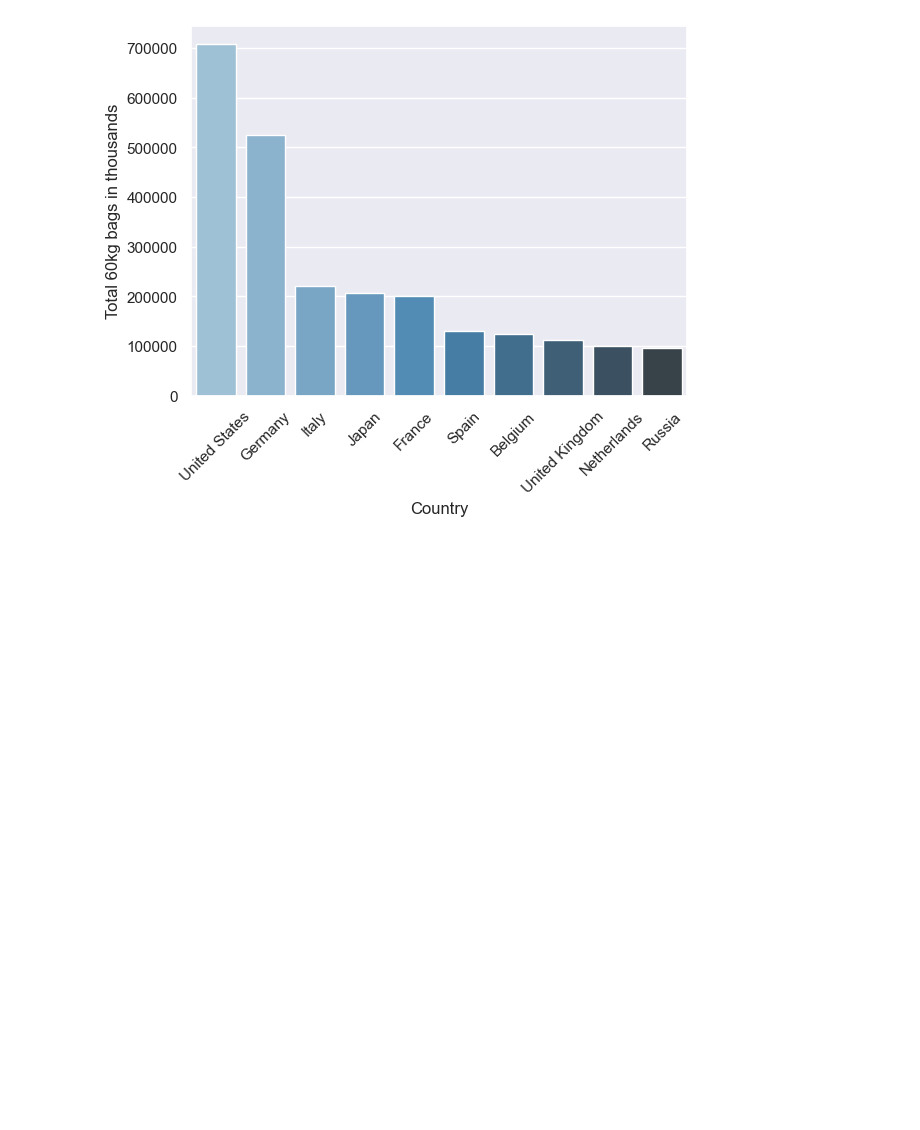
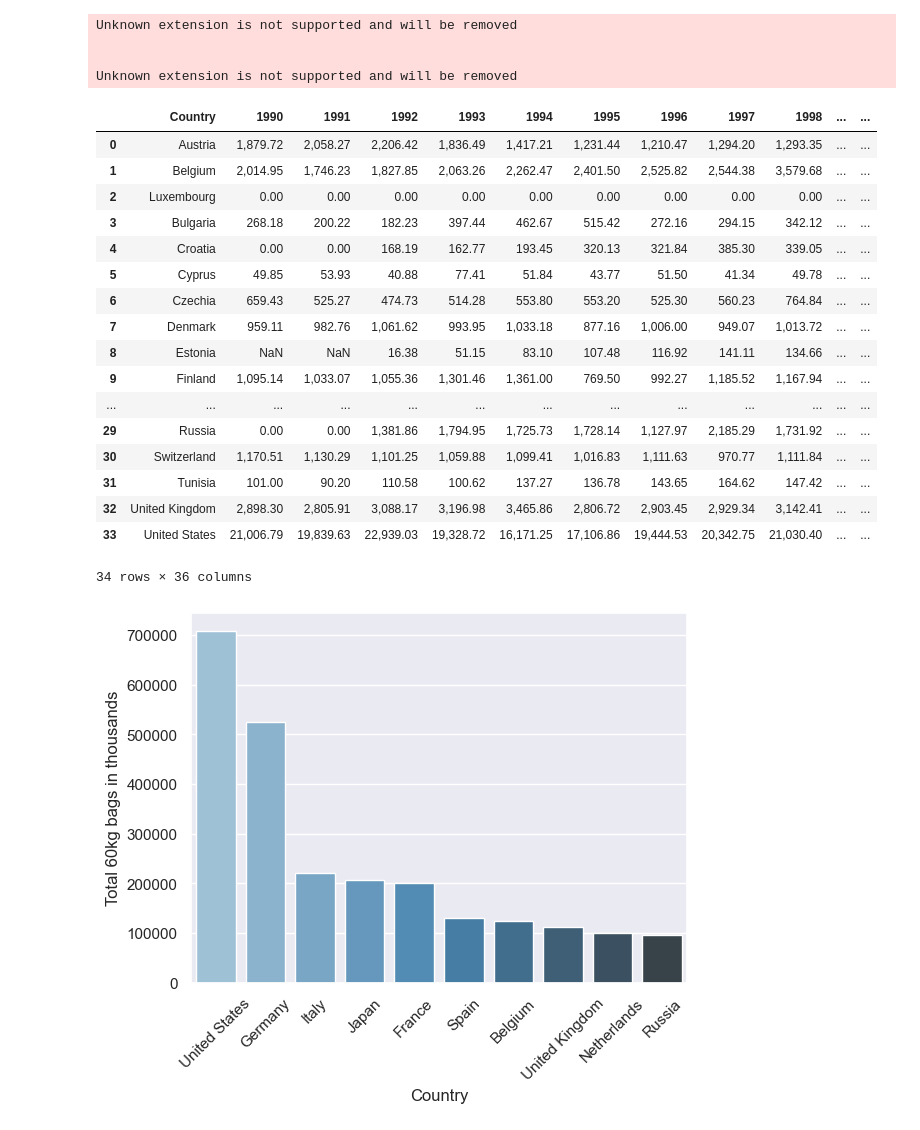
Before and after one commit to jjcastillot/Coffee_production_consumption, a Jupyter notebook: coffee_data_analysis.ipynb, the cells around one changed output. Drawn from its saved outputs; the diff is of its cells as text; code cells hidden in the pictures; blank space fills up the shorter version.

```diff
--- a/coffee_data_analysis.ipynb
+++ b/coffee_data_analysis.ipynb
@@ -45,6 +47,34 @@ df_imports = pd.read_excel('datasets/2b - Imports.xlsx',skiprows=3,skipfooter=3)
 df_imports['Country'] = df_imports['Country'].str.lstrip()
 df_imports['Code'] = df_imports['Country'].map(country_codes)
 df_imports['Continent'] = df_imports['Country'].map(countries)
+df_imports['Area'] = df_imports['Country'].map(country_areas)
+df_imports['Latitude'] = df_imports['Country'].map(latitudes)
+# %% [output]
+Unknown extension is not supported and will be removed
+
+
+Unknown extension is not supported and will be removed
+# %%
+df_imports
+# %% [output]
+|  | Country | 1990 | 1991 | 1992 | 1993 | 1994 | 1995 | 1996 | 1997 | 1998 | ... | ... |
+| 0 | Austria | 1,879.72 | 2,058.27 | 2,206.42 | 1,836.49 | 1,417.21 | 1,231.44 | 1,210.47 | 1,294.20 | 1,293.35 | ... | ... |
+| 1 | Belgium | 2,014.95 | 1,746.23 | 1,827.85 | 2,063.26 | 2,262.47 | 2,401.50 | 2,525.82 | 2,544.38 | 3,579.68 | ... | ... |
+| 2 | Luxembourg | 0.00 | 0.00 | 0.00 | 0.00 | 0.00 | 0.00 | 0.00 | 0.00 | 0.00 | ... | ... |
+| 3 | Bulgaria | 268.18 | 200.22 | 182.23 | 397.44 | 462.67 | 515.42 | 272.16 | 294.15 | 342.12 | ... | ... |
+| 4 | Croatia | 0.00 | 0.00 | 168.19 | 162.77 | 193.45 | 320.13 | 321.84 | 385.30 | 339.05 | ... | ... |
+| 5 | Cyprus | 49.85 | 53.93 | 40.88 | 77.41 | 51.84 | 43.77 | 51.50 | 41.34 | 49.78 | ... | ... |
+| 6 | Czechia | 659.43 | 525.27 | 474.73 | 514.28 | 553.80 | 553.20 | 525.30 | 560.23 | 764.84 | ... | ... |
+| 7 | Denmark | 959.11 | 982.76 | 1,061.62 | 993.95 | 1,033.18 | 877.16 | 1,006.00 | 949.07 | 1,013.72 | ... | ... |
+| 8 | Estonia | NaN | NaN | 16.38 | 51.15 | 83.10 | 107.48 | 116.92 | 141.11 | 134.66 | ... | ... |
+| 9 | Finland | 1,095.14 | 1,033.07 | 1,055.36 | 1,301.46 | 1,361.00 | 769.50 | 992.27 | 1,185.52 | 1,167.94 | ... | ... |
+| ... | ... | ... | ... | ... | ... | ... | ... | ... | ... | ... | ... | ... |
+| 29 | Russia | 0.00 | 0.00 | 1,381.86 | 1,794.95 | 1,725.73 | 1,728.14 | 1,127.97 | 2,185.29 | 1,731.92 | ... | ... |
+| 30 | Switzerland | 1,170.51 | 1,130.29 | 1,101.25 | 1,059.88 | 1,099.41 | 1,016.83 | 1,111.63 | 970.77 | 1,111.84 | ... | ... |
+| 31 | Tunisia | 101.00 | 90.20 | 110.58 | 100.62 | 137.27 | 136.78 | 143.65 | 164.62 | 147.42 | ... | ... |
+| 32 | United Kingdom | 2,898.30 | 2,805.91 | 3,088.17 | 3,196.98 | 3,465.86 | 2,806.72 | 2,903.45 | 2,929.34 | 3,142.41 | ... | ... |
+| 33 | United States | 21,006.79 | 19,839.63 | 22,939.03 | 19,328.72 | 16,171.25 | 17,106.86 | 19,444.53 | 20,342.75 | 21,030.40 | ... | ... |
+34 rows × 36 columns
 # %%
 # Create a function that return the top10s for each dataframe with a barplot
 
```
Also changed, not shown: parts of 6 cells of this notebook, 3 other files.
